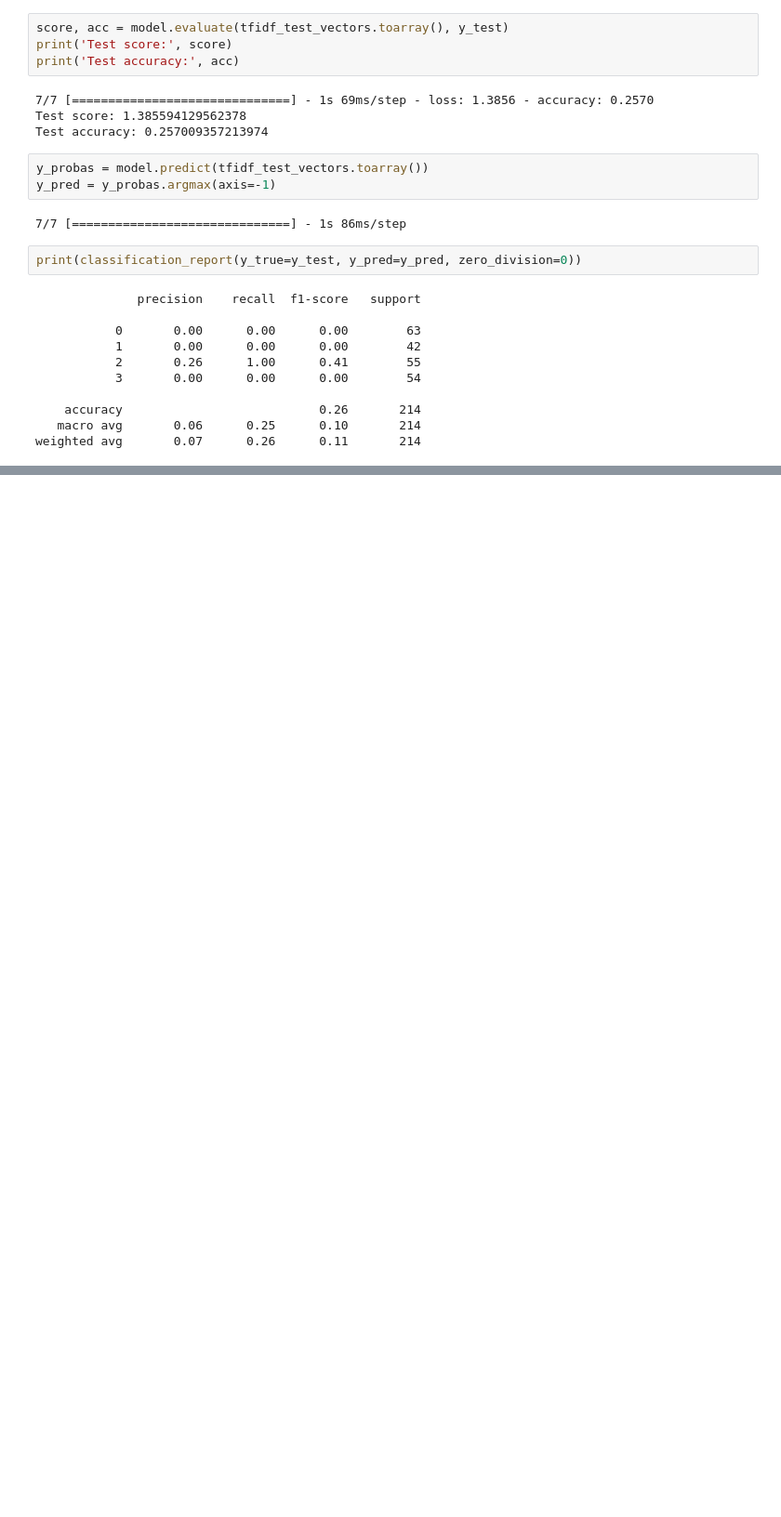
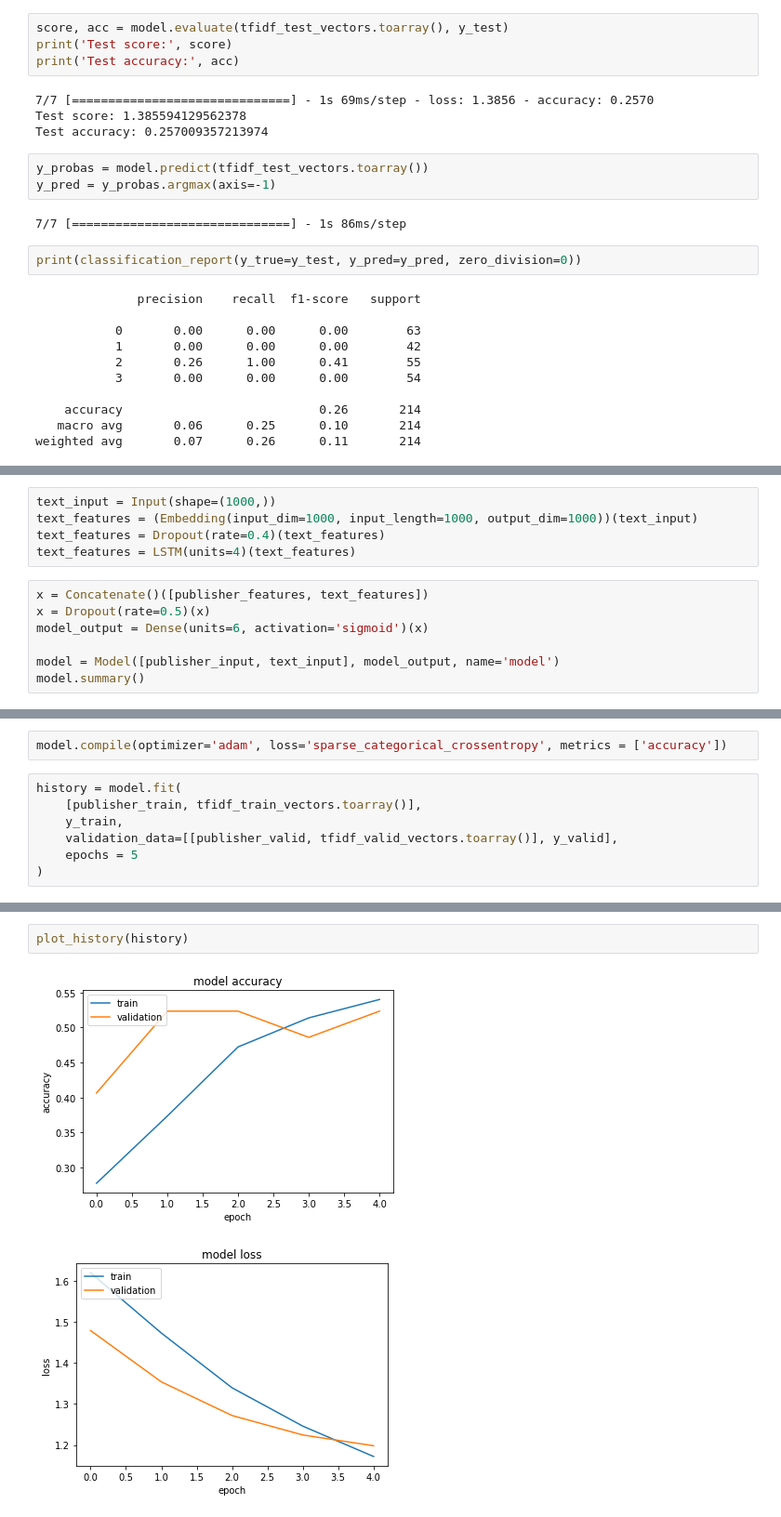
Before and after one commit to Major-Project-2022-23/Fake-news-detection, a Jupyter notebook: Twitter_Classification/Twitter_Classification.ipynb, the cells around one changed output, grey strips where cells are left out. Shown: that part at 93% size. Saved outputs shown, nothing was run; the diff lists cells and outputs as text; blank space fills up the shorter version.

Commit message:
Twitter classification - LSTM/BiLSTM on Text & Publisher

```diff
--- a/Twitter_Classification/Twitter_Classification.ipynb
+++ b/Twitter_Classification/Twitter_Classification.ipynb
@@ -680,0 +707,12 @@ weighted avg       0.07      0.26      0.11       214
+# %%
+text_input = Input(shape=(1000,))
+text_features = (Embedding(input_dim=1000, input_length=1000, output_dim=1000))(text_input)
+text_features = Dropout(rate=0.4)(text_features)
+text_features = LSTM(units=4)(text_features)
+# %%
+x = Concatenate()([publisher_features, text_features])
+x = Dropout(rate=0.5)(x)
+model_output = Dense(units=6, activation='sigmoid')(x)
+
+model = Model([publisher_input, text_input], model_output, name='model')
+model.summary()
@@ -680,0 +737,9 @@ weighted avg       0.07      0.26      0.11       214
+# %%
+model.compile(optimizer='adam', loss='sparse_categorical_crossentropy', metrics = ['accuracy'])
+# %%
+history = model.fit(
+    [publisher_train, tfidf_train_vectors.toarray()],
+    y_train,
+    validation_data=[[publisher_valid, tfidf_valid_vectors.toarray()], y_valid],
+    epochs = 5
+)
@@ -680,0 +757,5 @@ weighted avg       0.07      0.26      0.11       214
+# %%
+plot_history(history)
+# %% [output]
+[figure, added]
+[figure, added]
```
Also changed, not shown: parts of 19 cells of this notebook.
